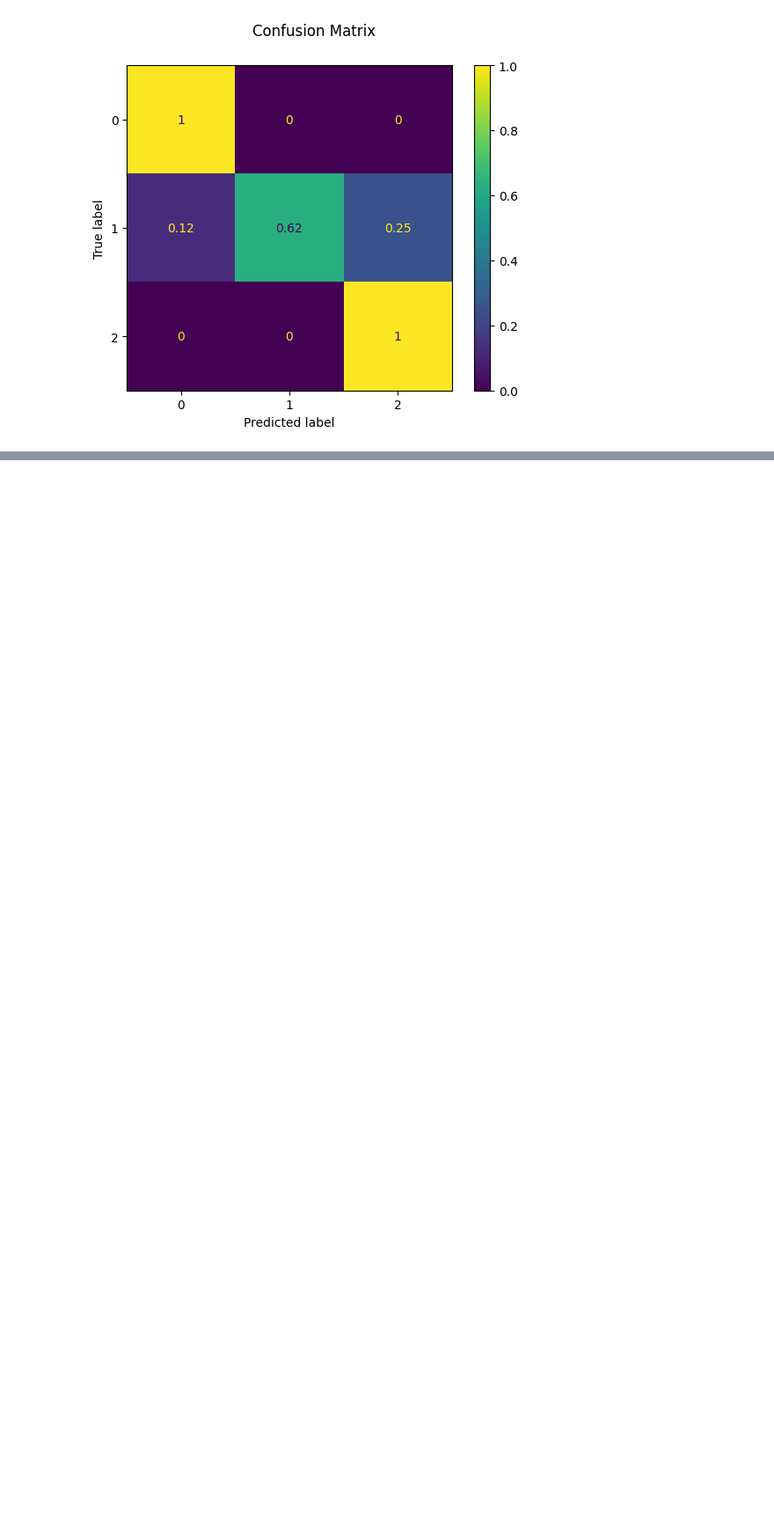
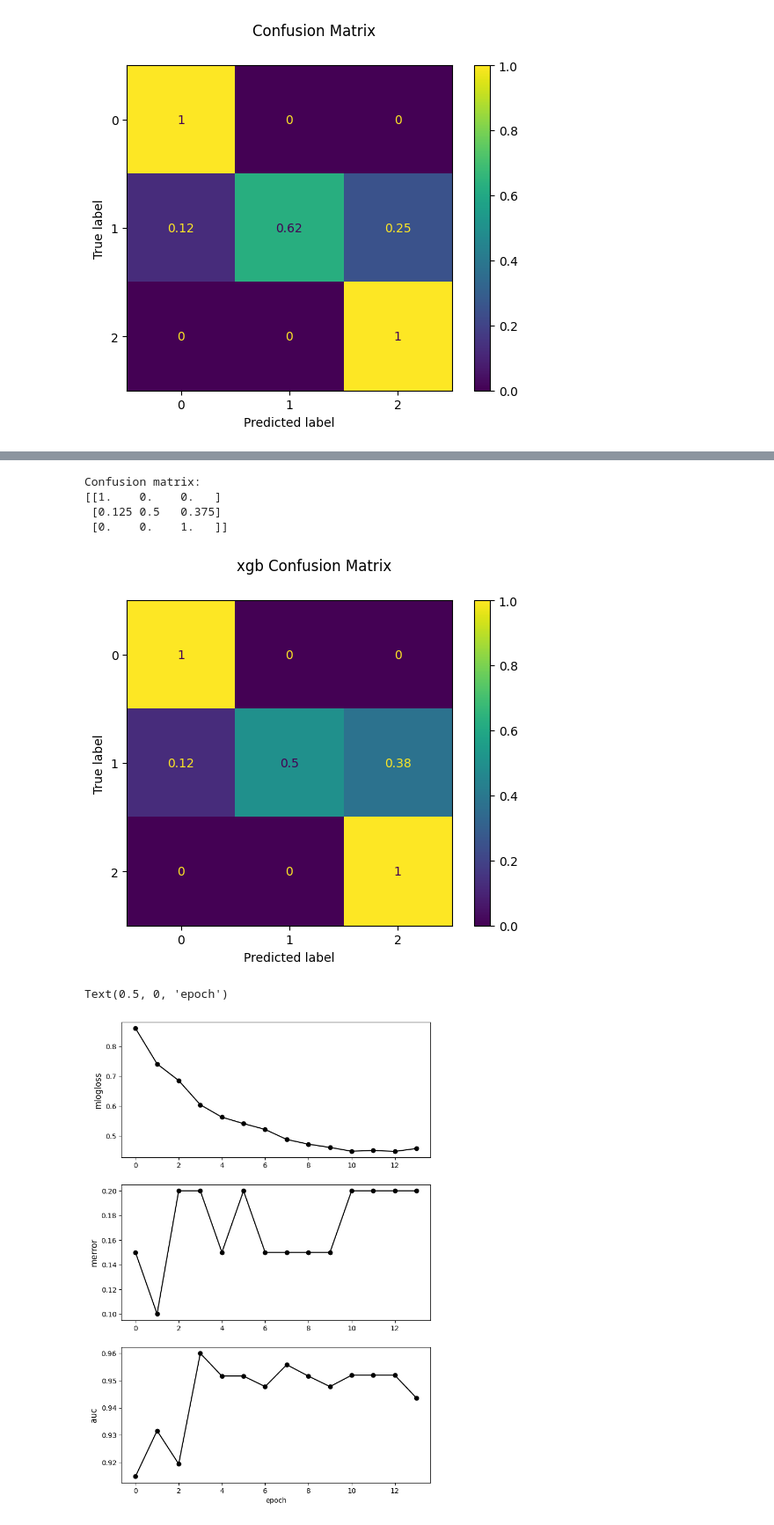
Before and after one commit to MahmutRuzi/CA_images2classification, a Jupyter notebook: CA_image2Class.ipynb, the cells around one changed output, grey strips where cells are left out. Shown: that part at 88% size. Cells and saved outputs as stored; diff of their text form; code cells hidden in the pictures; blank space fills up the shorter version.

```diff
--- a/CA_image2Class.ipynb
+++ b/CA_image2Class.ipynb
@@ -145,0 +248,20 @@ Confusion matrix:
+# %%
+ev_metrics = ["mlogloss", "merror", "auc"] # Various metric parameters for later visualzation
+
+clf_xgb_boosted = xgb.XGBClassifier(booster='gbtree',
+                                    objective="multisoftprob:logistic",
+                                    num_class=3, seed=42, gamma = 0.0,
+                                    learning_rate=0.3, max_depth = 4,
+                                    colsample_bytree =0.5, early_stopping_rounds=10,
+                                    min_child_weight=0,
+                                    eval_metric=ev_metrics)
+
+clf_xgb_boosted.fit(X_train, y_train, eval_set=[(X_test, y_test)])
+
+# Model prediction
+y_pred_xgb_boosted = clf_xgb_boosted.predict(X_test)
+# probablity of prediction
+y_pred_xgb_prob = clf_xgb_boosted.predict_proba(X_test)
+
+xgb_accuracy = accuracy_score(y_test, y_pred_xgb_boosted )
+print("Accuracy (train) for xgboost: %0.1f%% " % (xgb_accuracy * 100))
@@ -145,0 +286,30 @@ Confusion matrix:
+# %%
+# Plotting the confusion matrix
+disp = ConfusionMatrixDisplay.from_predictions(y_test, y_pred_xgb_boosted ,normalize='true')
+disp.figure_.suptitle("xgb Confusion Matrix")
+print(f"Confusion matrix:\n{disp.confusion_matrix}")
+plt.show()
+# retrieve training rate
+results = clf_xgb_boosted.evals_result()
+
+training_rate = results['validation_0']
+epochs = len(training_rate[ev_metrics[0]])
+x_axis = range(0, epochs)
+
+num_sub_plots =len(ev_metrics)
+#
+fig, axs = plt.subplots(nrows=num_sub_plots, ncols=1, figsize=(8, 12))
+
+for i in range(num_sub_plots):
+    axs[i].plot(x_axis, training_rate[ev_metrics[i]],'k-o')
+    axs[i].set_ylabel(ev_metrics[i], fontsize=12)
+
+axs[i].set_xlabel('epoch')
+# %% [output]
+Confusion matrix:
+[[1.    0.    0.   ]
+ [0.125 0.5   0.375]
+ [0.    0.    1.   ]]
+[figure, added]
+Text(0.5, 0, 'epoch')
+[figure, added]
```
Also changed, not shown: parts of 17 cells of this notebook.
